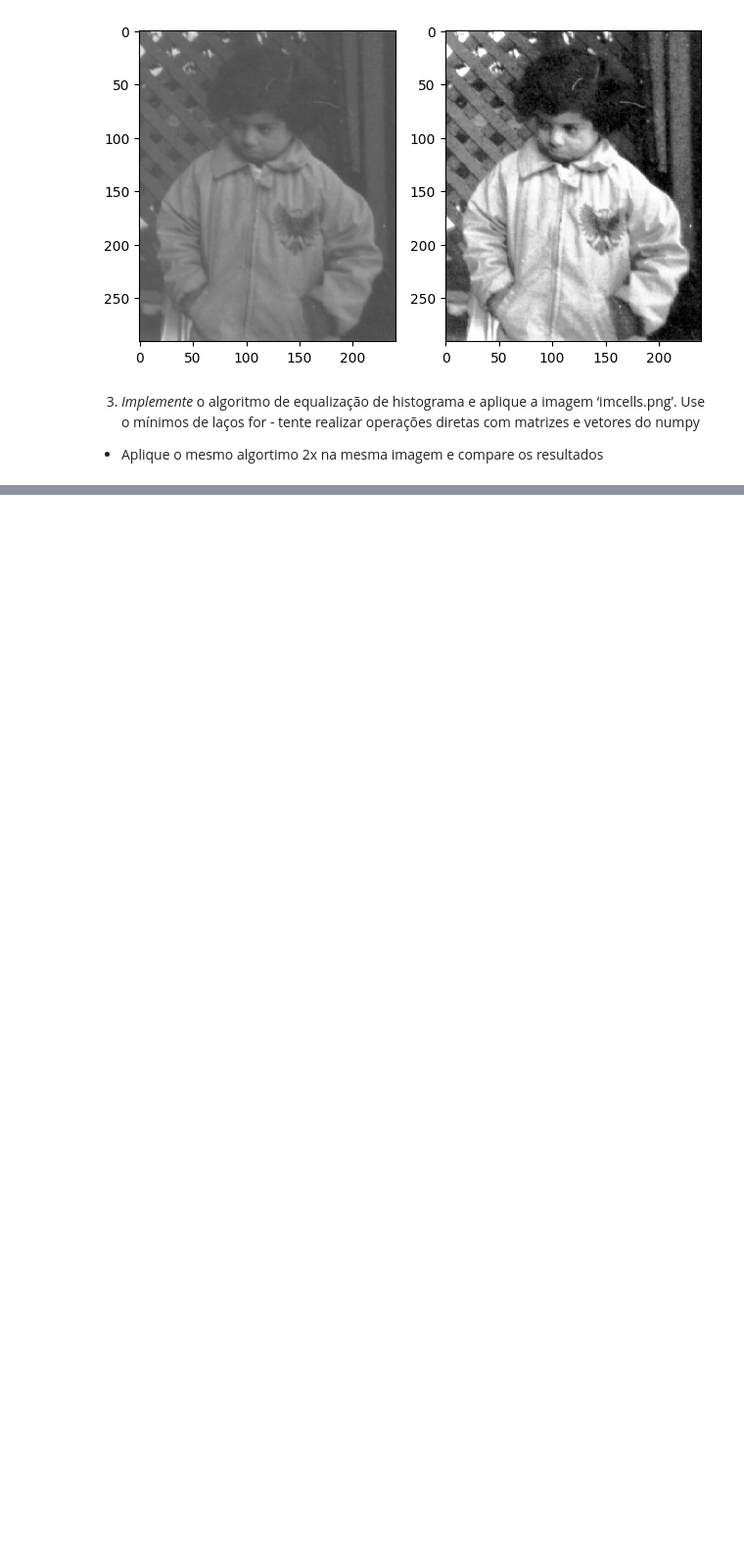
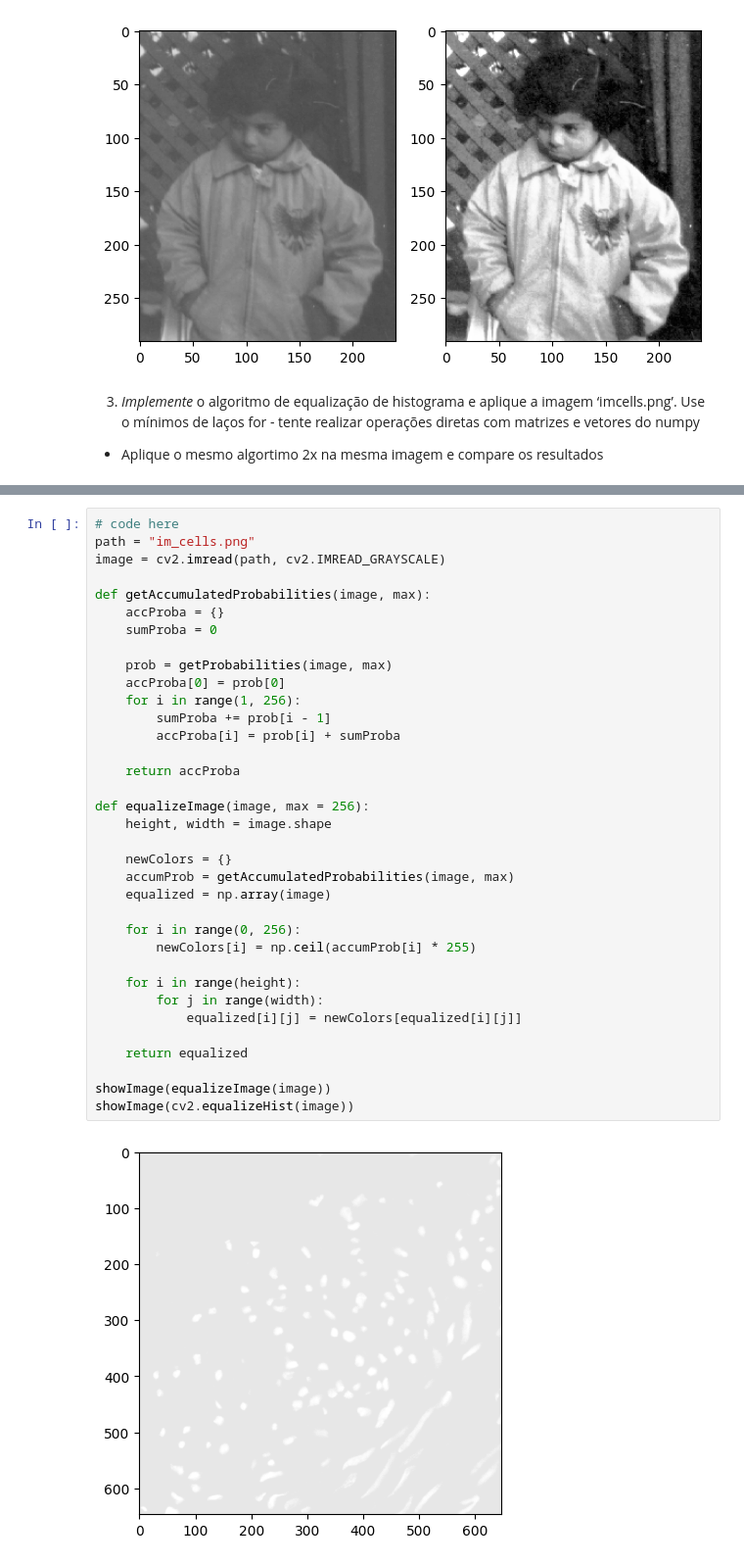
Before and after one commit to Elymas-Magus/gsi058_t1_pedropaulo.spaiva.a, a Jupyter notebook: Lab03 - Histogram Equalization/Lab03_hist.ipynb, the cells around one changed output, grey strips where cells are left out. Shown: that part at 98% size. Drawn from its saved outputs; the diff is of its cells as text; blank space fills up the shorter version.

```diff
--- a/Lab03 - Histogram Equalization/Lab03_hist.ipynb
+++ b/Lab03 - Histogram Equalization/Lab03_hist.ipynb
@@ -155,0 +118,37 @@ showImage(cv2.equalizeHist(image))
+# %%
+# code here
+path = "im_cells.png"
+image = cv2.imread(path, cv2.IMREAD_GRAYSCALE)
+
+def getAccumulatedProbabilities(image, max):
+    accProba = {}
+    sumProba = 0
+
+    prob = getProbabilities(image, max)
+    accProba[0] = prob[0]
+    for i in range(1, 256):
+        sumProba += prob[i - 1]
+        accProba[i] = prob[i] + sumProba
+
+    return accProba
+
+def equalizeImage(image, max = 256):
+    height, width = image.shape
+
+    newColors = {}
+    accumProb = getAccumulatedProbabilities(image, max)
+    equalized = np.array(image)
+
+    for i in range(0, 256):
+        newColors[i] = np.ceil(accumProb[i] * 255)
+
+    for i in range(height):
+        for j in range(width):
+            equalized[i][j] = newColors[equalized[i][j]]
+
+    return equalized
+
+showImage(equalizeImage(image))
+showImage(cv2.equalizeHist(image))
+# %% [output]
+[figure, added]
```
Also changed, not shown: parts of 3 cells of this notebook, 1 other file.
